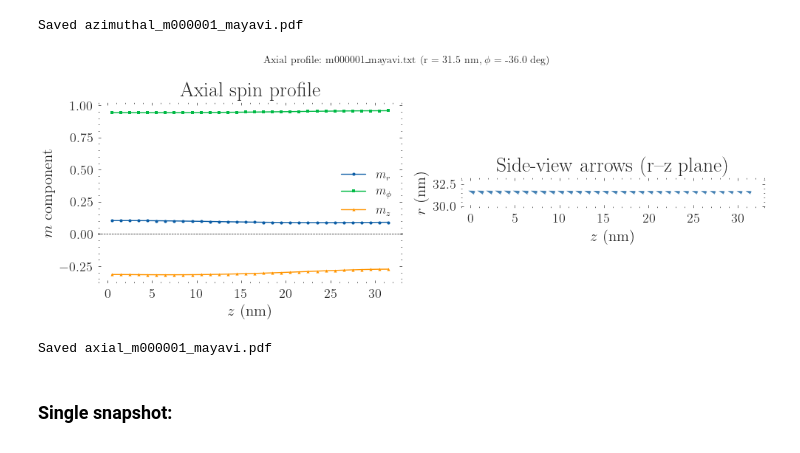
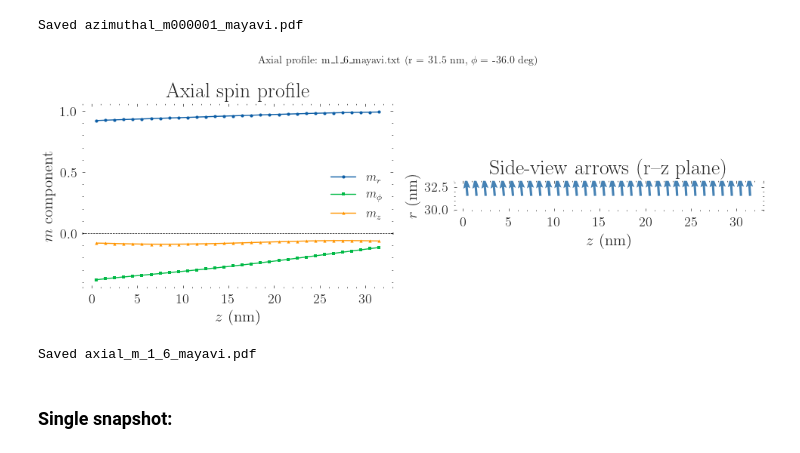
Before and after one commit to itxasoma/mumax3, a Jupyter notebook: nanotube_analysis.ipynb, the cells around one changed output. Drawn from its saved outputs; the diff is of its cells as text; code cells hidden in the pictures.

Commit message:
checkpoint: scans with dmi and H for the future. we have to check some things first.

```diff
--- a/nanotube_analysis.ipynb
+++ b/nanotube_analysis.ipynb
@@ -44,7 +44,7 @@ CASES = {
         "Msat":           860e3,            # A/m
         "D_max":          3.0e-3,           # J/m²
         "B_max_override": None,             # None --> computed from mu0*Msat
-        "description":    "Set A – Cortés-Ortuño, axial field, Dind scan",
+        "description":    "Set A: Cortés-Ortuño, axial field, Dind scan",
     },
     "setA-Hrad": {
         "sim_dir":        "setA-Cortes-Ortuno/setA-Hrad.out",
@@ -54,7 +54,7 @@ CASES = {
         "Msat":           860e3,
         "D_max":          3.0e-3,
         "B_max_override": None,
-        "description":    "Set A – Cortés-Ortuño, radial field (16 sectors), Dind scan",
+        "description":    "Set A: Cortés-Ortuño, radial field (16 sectors), Dind scan",
     },
     "setA-Hrad-2": {
         "sim_dir":        "setA-Cortes-Ortuno/setA-Hrad-2.out",
@@ -64,14 +64,37 @@ CASES = {
         "Msat":           0.384e6,          # A/m  (FeGe, Table 3)
         "D_max":          0.0,              # no DMI in this test
         "B_max_override": 0.0,             # no field in this test
-        "description":    "Set A-Hrad-2 – FeGe Table 3, no H, no D --> flower-state test",
+        "description":    "Set A-Hrad-2: FeGe Table 3, no H, no D --> flower-state test",
     },
+
+    "setA-flower-scan": {
+        "sim_dir":        "setA-Cortes-Ortuno/setA-flower-scan.out",
+        "field_type":     "none",           # flower-state test: no H, no D scan
+        "N_D":            1,
+        "N_H":            1,
+        "Msat":           0.384e6,          # A/m  (FeGe, Table 3)
+        "D_max":          0.0,              # no DMI in this test
+        "B_max_override": 0.0,             # no field in this test
+        "description":    "Set A-flower-scan: FeGe Table 3, no H, no D --> flower-state test",
+    },
+
+    "setA-vortex-scan": {
+        "sim_dir":        "setA-Cortes-Ortuno/setA-vortex-scan.out",
+        "field_type":     "none",           # flower-state test: no H, no D scan
+        "N_D":            1,
+        "N_H":            1,
+        "Msat":           0.384e6,          # A/m  (FeGe, Table 3)
+        "D_max":          0.0,              # no DMI in this test
+        "B_max_override": 0.0,             # no field in this test
+        "description":    "Set A-vortex-scan: FeGe Table 3, no H, no D --> vortex-state test",
+    },
+
 }
 
 # -----------------------------------------------
 #  SELECT CASE HERE
 # -----------------------------------------------
-CASE = "setA-Hrad-2"
+CASE = "setA-flower-scan"
 # -----------------------------------------------
 
 cfg = CASES[CASE]
@@ -134,7 +157,7 @@ Region (nm) : [0. 0. 0.]  -->  [96. 96. 32.]
 # %%
 # --- ONLY EDIT THIS CELL TO SWITCH BETWEEN CASES ---
 
-CASE = "setA-Hrad-2"          # options: "setA" or "setA-Hrad" or other
+CASE = "setA-flower-scan"          # options: "setA" or "setA-Hrad" or other
 
 if CASE == "setA":
     SIM_DIR = "setA-Cortes-Ortuno/setA.out"
@@ -732,7 +758,7 @@ Saved azimuthal_m000001_mayavi.pdf
 # ─────────────────────────────────────────────────────────────────────────────
 
 # --- Point to the file you want to inspect ---
-TXT_FILE = "/Users/itxaso/MASTER-codi/2-TFM/mumax3/setA-Cortes-Ortuno/setA-Hrad-2.out/m000001_mayavi.txt"
+TXT_FILE = "/Users/itxaso/MASTER-codi/2-TFM/mumax3/setA-Cortes-Ortuno/setA-flower-scan.out/m_1_6_mayavi.txt"
 
 # --- Geometry ---
 R_sample  = 27.0   # nm  — radial shell to sample (R_in + R_out) / 2
@@ -794,35 +820,35 @@ ax.yaxis.set_minor_locator(AutoMinorLocator())
 ax.grid(alpha=0.25)
 ax.legend(frameon=False)
 
 # --- right panel: side-view arrows (x-z plane) ---
 ax = axes[1]
 ax.quiver(z_col, np.full_like(z_col, r_ring),
           mz_col, mr_col,
           scale=15, color='steelblue')
 ax.set_xlabel(r'$z$ (nm)')
 ax.set_ylabel(r'$r$ (nm)')
 ax.set_title('Side-view arrows (r--z plane)')
 ax.set_aspect('equal')
 ax.xaxis.set_minor_locator(AutoMinorLocator())
 ax.yaxis.set_minor_locator(AutoMinorLocator())
 ax.grid(alpha=0.25)
 
 # ── suptitle & save ───────────────────────────────────────────────────────────
 plt.suptitle(
     f'Axial profile: {os.path.basename(TXT_FILE)}  '
     f'(r = {r_ring:.1f} nm,  $\\phi$ = {phi_pick:.1f} deg)',
     fontsize=10,
 )
 plt.tight_layout()
 
 savename = f'axial_{os.path.splitext(os.path.basename(TXT_FILE))[0]}.pdf'
 plt.savefig(os.path.join(PLOTS_DIR, savename), dpi=150, bbox_inches='tight')
 plt.show()
 plt.close(fig)
 print(f'Saved {savename}')
 # %% [output]
-[figure, old version]
+[figure, new version]
-Saved axial_m000001_mayavi.pdf
+Saved axial_m_1_6_mayavi.pdf
 # %% [markdown]
 ### Single snapshot:
 # %% [markdown]
```
Also changed, not shown: parts of 4 cells of this notebook, 3 other files.
